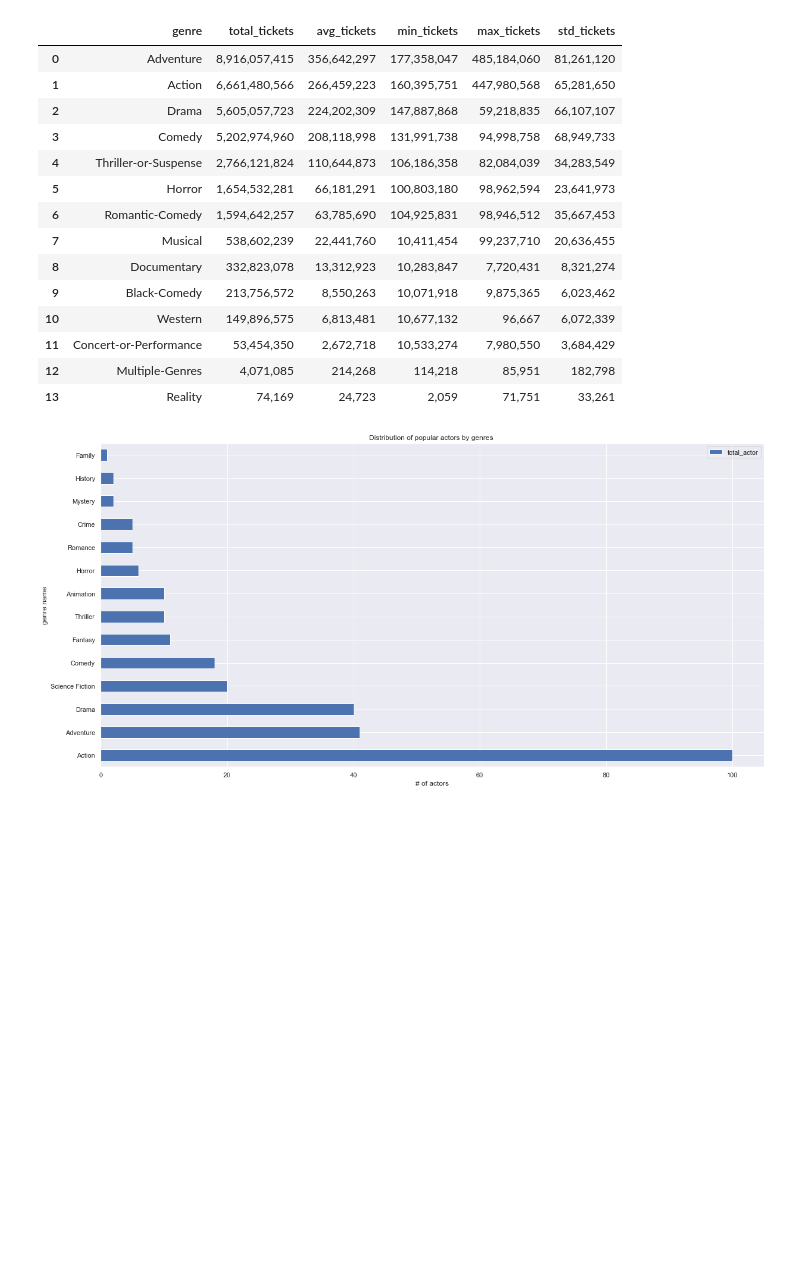
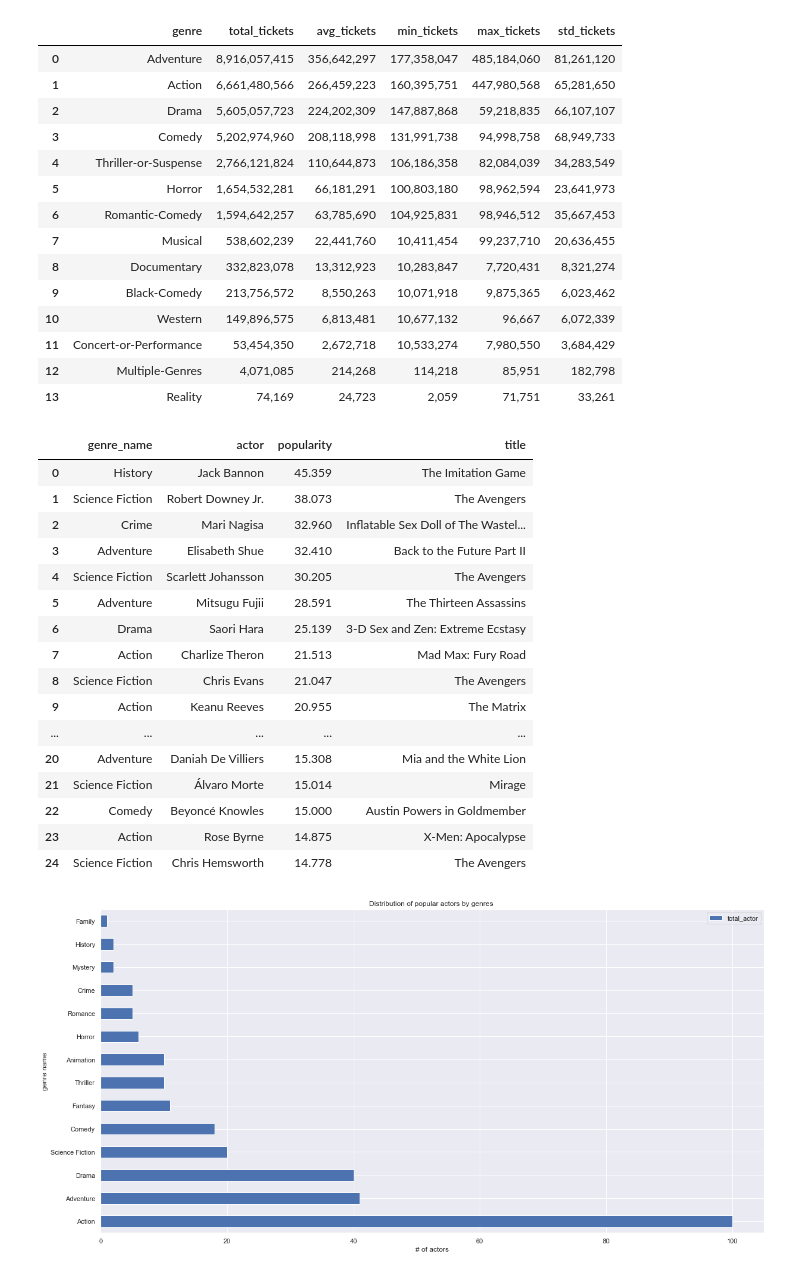
Before and after one commit to xxristoskk/microflix, a Jupyter notebook: getting-data-themovie-db.ipynb, the cells around one changed output. Drawn from its saved outputs; the diff is of its cells as text; code cells hidden in the pictures; blank space fills up the shorter version.

Commit message:
Changes_to_get_top_popular

```diff
--- a/getting-data-themovie-db.ipynb
+++ b/getting-data-themovie-db.ipynb
@@ -438,6 +442,34 @@ run_queries(query_3,1)
 | 11 | Concert-or-Performance | 53,454,350 | 2,672,718 | 10,533,274 | 7,980,550 | 3,684,429 |
 | 12 | Multiple-Genres | 4,071,085 | 214,268 | 114,218 | 85,951 | 182,798 |
 | 13 | Reality | 74,169 | 24,723 | 2,059 | 71,751 | 33,261 |
+# %%
+query_4 = """SELECT b.genre_name, a.person_name actor, a.popularity, a.title
+            FROM popular_people a, genres_mapping b
+            WHERE a.genre_id = b.genre_id
+            ORDER BY popularity DESC
+            LIMIT 25;"""
+
+most_popular = run_queries(query_4,1)
+
+most_popular
+# %% [output]
+|  | genre_name | actor | popularity | title |
+| 0 | History | Jack Bannon | 45.359 | The Imitation Game |
+| 1 | Science Fiction | Robert Downey Jr. | 38.073 | The Avengers |
+| 2 | Crime | Mari Nagisa | 32.960 | Inflatable Sex Doll of The Wastel... |
+| 3 | Adventure | Elisabeth Shue | 32.410 | Back to the Future Part II |
+| 4 | Science Fiction | Scarlett Johansson | 30.205 | The Avengers |
+| 5 | Adventure | Mitsugu Fujii | 28.591 | The Thirteen Assassins |
+| 6 | Drama | Saori Hara | 25.139 | 3-D Sex and Zen: Extreme Ecstasy |
+| 7 | Action | Charlize Theron | 21.513 | Mad Max: Fury Road |
+| 8 | Science Fiction | Chris Evans | 21.047 | The Avengers |
+| 9 | Action | Keanu Reeves | 20.955 | The Matrix |
+| ... | ... | ... | ... | ... |
+| 20 | Adventure | Daniah De Villiers | 15.308 | Mia and the White Lion |
+| 21 | Science Fiction | Álvaro Morte | 15.014 | Mirage |
+| 22 | Comedy | Beyoncé Knowles | 15.000 | Austin Powers in Goldmember |
+| 23 | Action | Rose Byrne | 14.875 | X-Men: Apocalypse |
+| 24 | Science Fiction | Chris Hemsworth | 14.778 | The Avengers |
 # %%
 import seaborn as sns
 sns.set()
```
Also changed, not shown: parts of 2 cells of this notebook, 1 other file.
